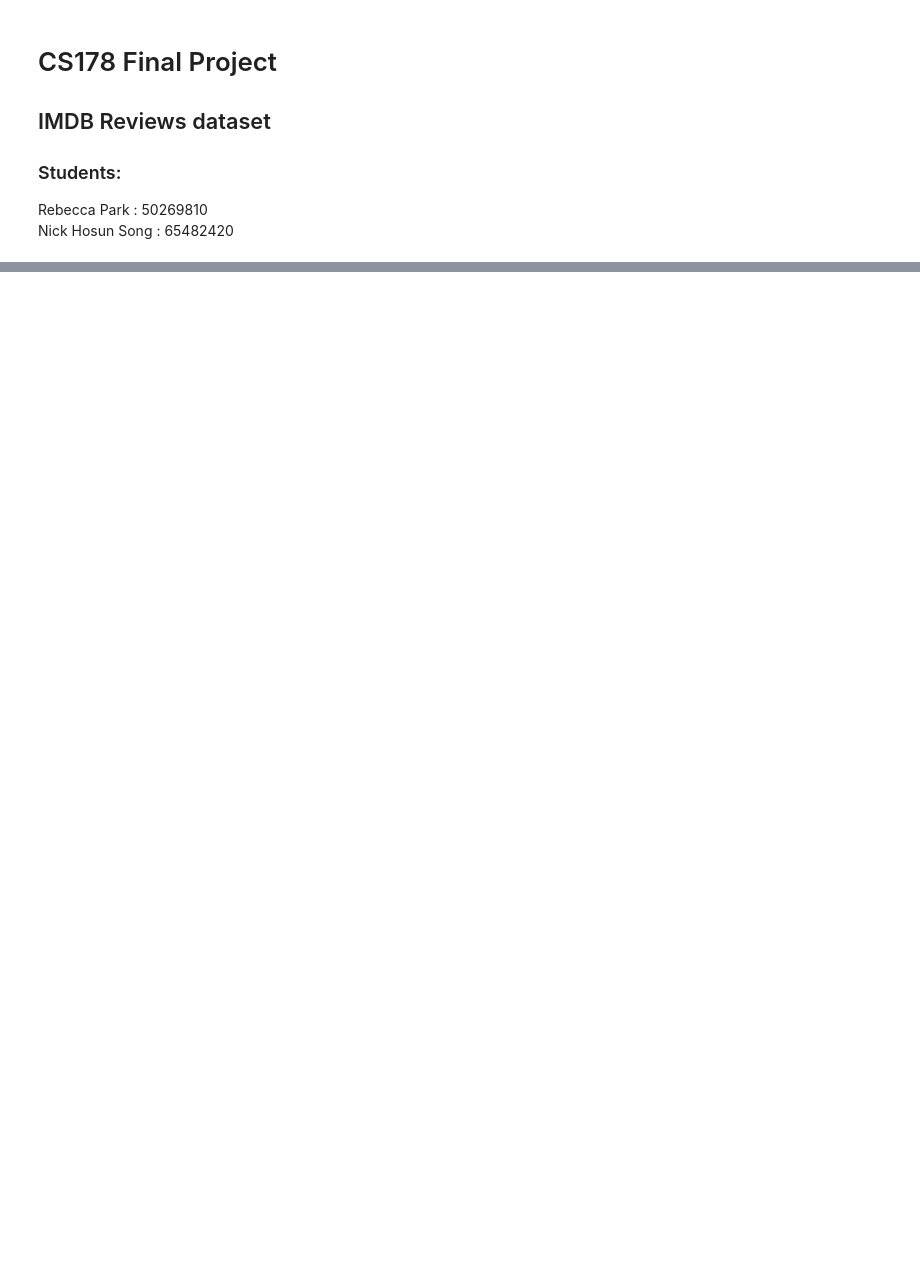
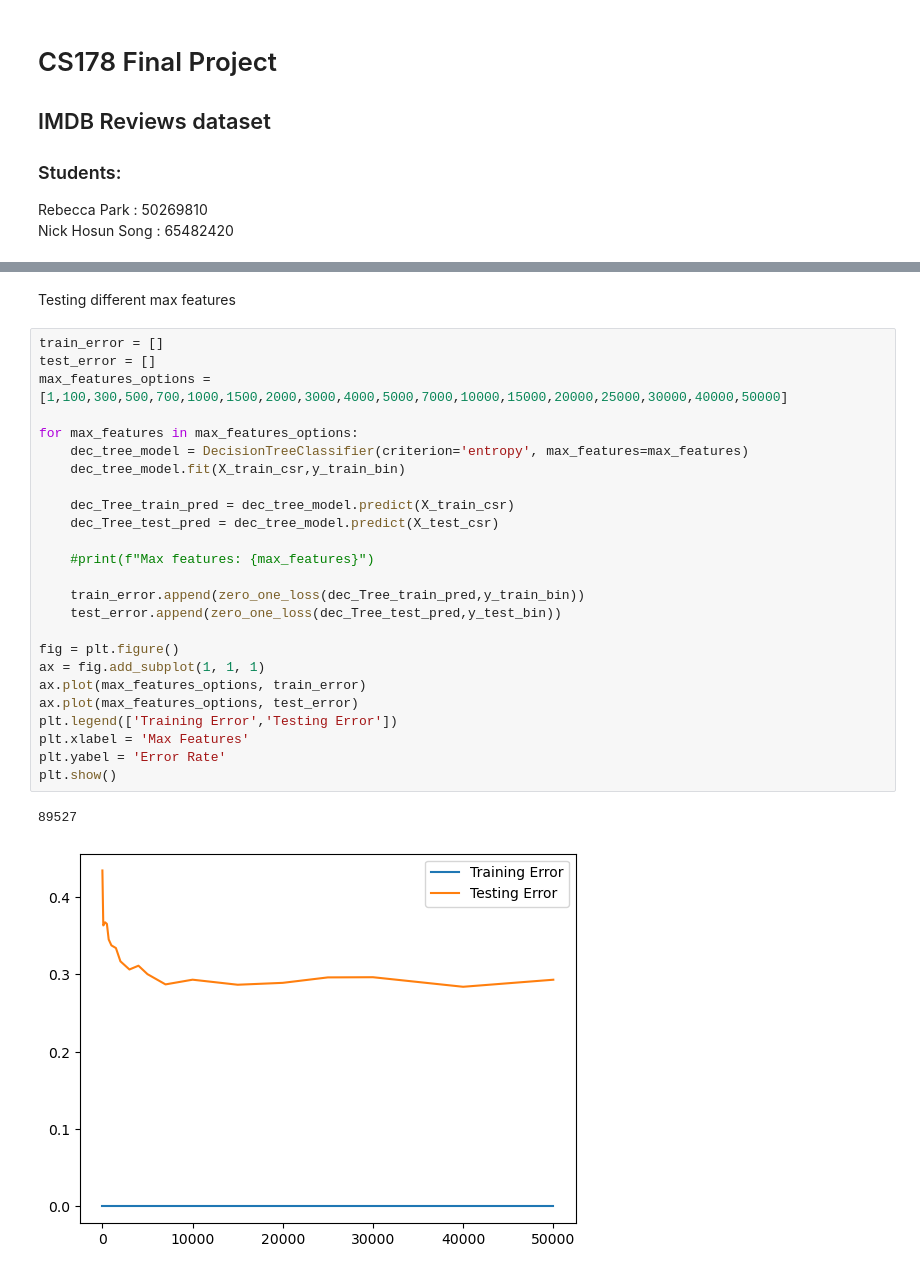
Before and after one commit to HosunS/SVM_Film_Classifier, a Jupyter notebook: Project.ipynb, the cells around one changed output, grey strips where cells are left out. Cells and saved outputs as stored; diff of their text form; blank space fills up the shorter version.

```diff
--- a/Project.ipynb
+++ b/Project.ipynb
@@ -120,0 +139,30 @@ Min sample split: 800
+# %% [markdown]
+Testing different max features
+# %%
+train_error = []
+test_error = []
+max_features_options = [1,100,300,500,700,1000,1500,2000,3000,4000,5000,7000,10000,15000,20000,25000,30000,40000,50000]
+
+for max_features in max_features_options:
+    dec_tree_model = DecisionTreeClassifier(criterion='entropy', max_features=max_features)
+    dec_tree_model.fit(X_train_csr,y_train_bin)
+
+    dec_Tree_train_pred = dec_tree_model.predict(X_train_csr)
+    dec_Tree_test_pred = dec_tree_model.predict(X_test_csr)
+
+    #print(f"Max features: {max_features}")
+
+    train_error.append(zero_one_loss(dec_Tree_train_pred,y_train_bin))
+    test_error.append(zero_one_loss(dec_Tree_test_pred,y_test_bin))
+
+fig = plt.figure()
+ax = fig.add_subplot(1, 1, 1)
+ax.plot(max_features_options, train_error)
+ax.plot(max_features_options, test_error)
+plt.legend(['Training Error','Testing Error'])
+plt.xlabel = 'Max Features'
+plt.yabel = 'Error Rate'
+plt.show()
+# %% [output]
+89527
+[figure, added]
```
Also changed, not shown: parts of 10 cells of this notebook, 1 other file.
